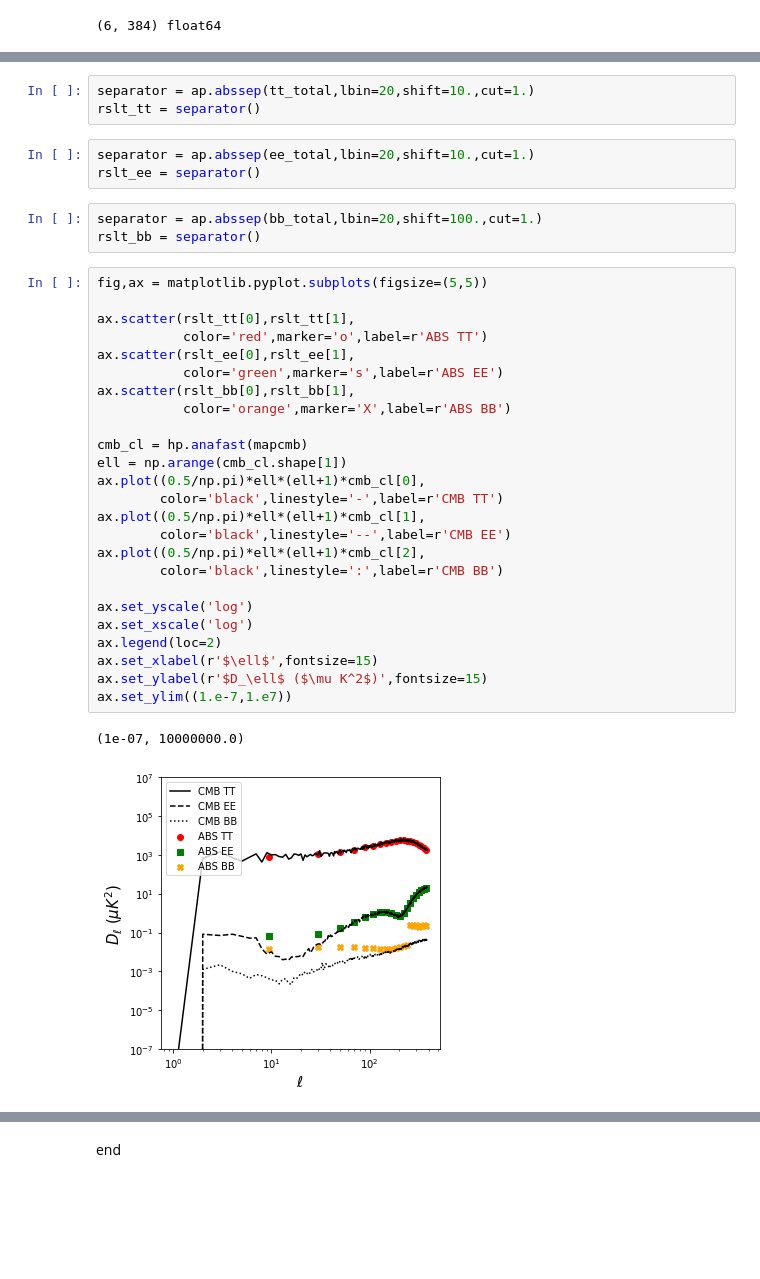
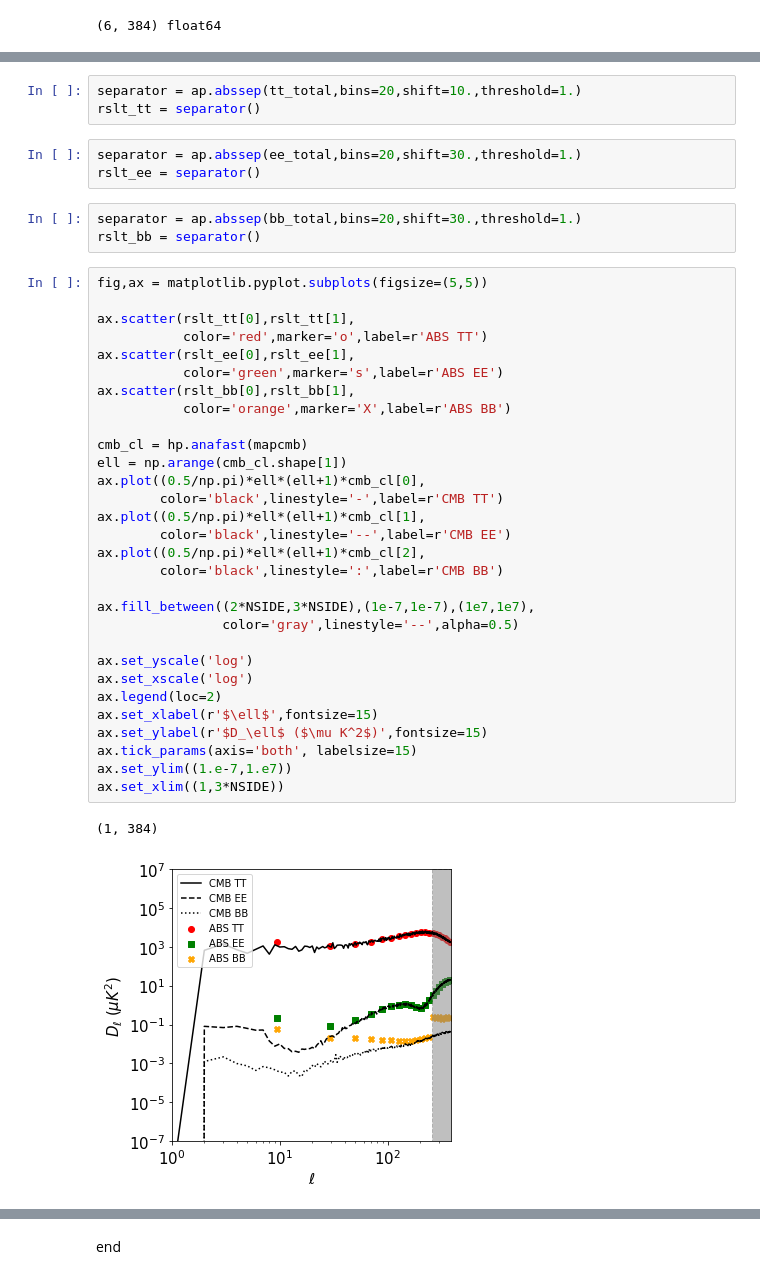
Before and after one commit to yaojian95/ABSpy, a Jupyter notebook: tutorials/tutorial01.ipynb, the cells around one changed output, grey strips where cells are left out. Drawn from its saved outputs; the diff is of its cells as text; blank space fills up the shorter version.

```diff
--- a/tutorials/tutorial01.ipynb
+++ b/tutorials/tutorial01.ipynb
@@ -172,37 +210,42 @@ the `__call__` or `run()` function returns:
 # %%
-separator = ap.abssep(tt_total,lbin=20,shift=10.,cut=1.)
+separator = ap.abssep(tt_total,bins=20,shift=10.,threshold=1.)
 rslt_tt = separator()
 # %%
-separator = ap.abssep(ee_total,lbin=20,shift=10.,cut=1.)
+separator = ap.abssep(ee_total,bins=20,shift=30.,threshold=1.)
 rslt_ee = separator()
 # %%
-separator = ap.abssep(bb_total,lbin=20,shift=100.,cut=1.)
+separator = ap.abssep(bb_total,bins=20,shift=30.,threshold=1.)
 rslt_bb = separator()
 # %%
 fig,ax = matplotlib.pyplot.subplots(figsize=(5,5))
 
 ax.scatter(rslt_tt[0],rslt_tt[1],
            color='red',marker='o',label=r'ABS TT')
 ax.scatter(rslt_ee[0],rslt_ee[1],
            color='green',marker='s',label=r'ABS EE')
 ax.scatter(rslt_bb[0],rslt_bb[1],
            color='orange',marker='X',label=r'ABS BB')
 
 cmb_cl = hp.anafast(mapcmb)
 ell = np.arange(cmb_cl.shape[1])
 ax.plot((0.5/np.pi)*ell*(ell+1)*cmb_cl[0],
         color='black',linestyle='-',label=r'CMB TT')
 ax.plot((0.5/np.pi)*ell*(ell+1)*cmb_cl[1],
         color='black',linestyle='--',label=r'CMB EE')
 ax.plot((0.5/np.pi)*ell*(ell+1)*cmb_cl[2],
         color='black',linestyle=':',label=r'CMB BB')
 
+ax.fill_between((2*NSIDE,3*NSIDE),(1e-7,1e-7),(1e7,1e7),
+                color='gray',linestyle='--',alpha=0.5)
+
 ax.set_yscale('log')
 ax.set_xscale('log')
 ax.legend(loc=2)
 ax.set_xlabel(r'$\ell$',fontsize=15)
 ax.set_ylabel(r'$D_\ell$ ($\mu K^2$)',fontsize=15)
+ax.tick_params(axis='both', labelsize=15)
 ax.set_ylim((1.e-7,1.e7))
+ax.set_xlim((1,3*NSIDE))
 # %% [output]
-(1e-07, 10000000.0)
+(1, 384)
-[figure, old version]
+[figure, new version]
```
Also changed, not shown: parts of 3 cells of this notebook, 2 other files.
